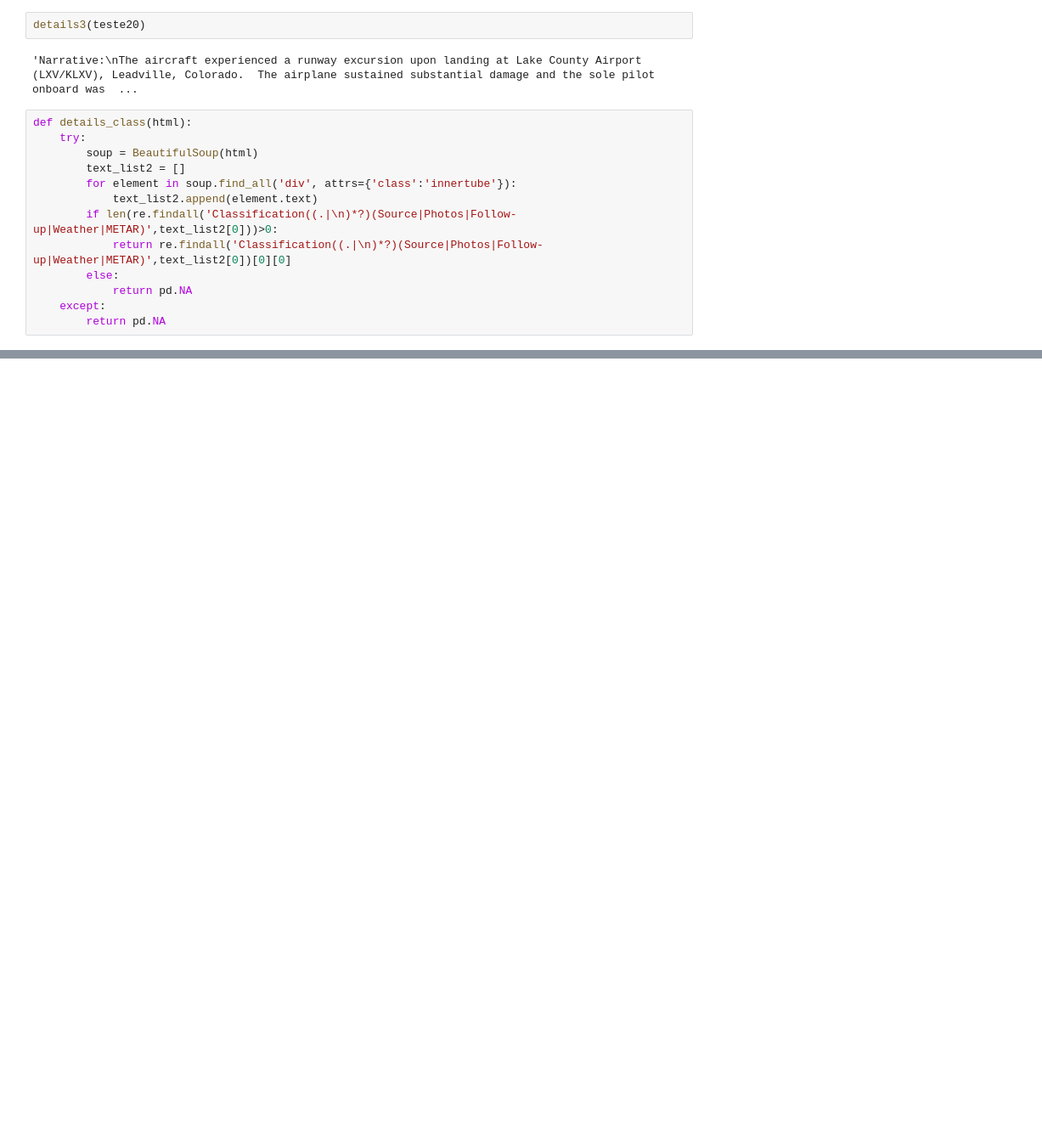
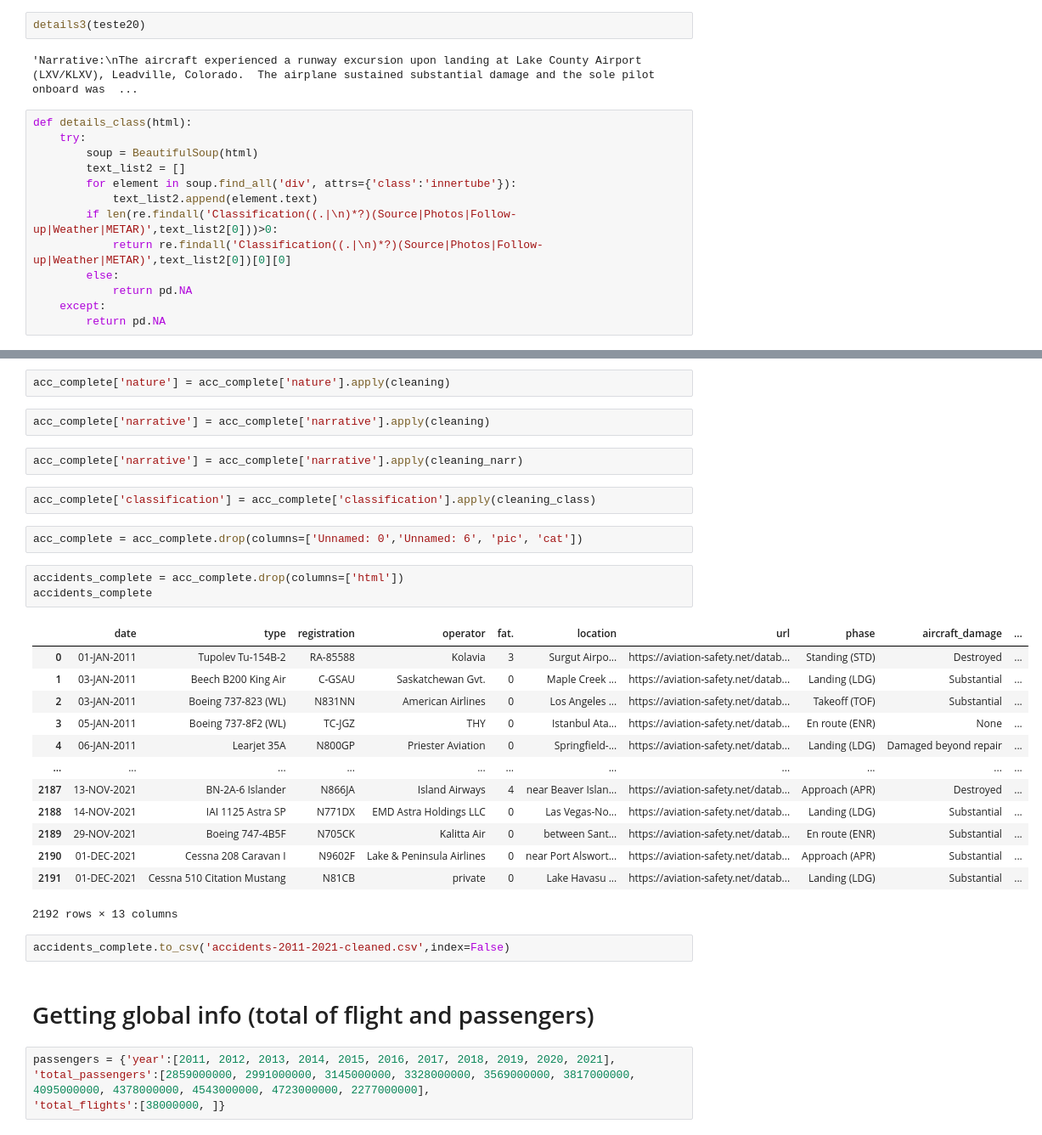
Before and after one commit to carlarbj/airplane_accidents_study, a Jupyter notebook: projeto_final.ipynb, the cells around one changed output, grey strips where cells are left out. Shown: that part at 85% size. Cells and saved outputs as stored; diff of their text form; blank space fills up the shorter version.

```diff
--- a/projeto_final.ipynb
+++ b/projeto_final.ipynb
@@ -340,0 +307,35 @@ passengers = {'year':[2011, 2012, 2013, 2014, 2015, 2016, 2017, 2018, 2019, 2020
+# %%
+acc_complete['nature'] = acc_complete['nature'].apply(cleaning)
+# %%
+acc_complete['narrative'] = acc_complete['narrative'].apply(cleaning)
+# %%
+acc_complete['narrative'] = acc_complete['narrative'].apply(cleaning_narr)
+# %%
+acc_complete['classification'] = acc_complete['classification'].apply(cleaning_class)
+# %%
+acc_complete = acc_complete.drop(columns=['Unnamed: 0','Unnamed: 6', 'pic', 'cat'])
+# %%
+accidents_complete = acc_complete.drop(columns=['html'])
+accidents_complete
+# %% [output]
+|  | date | type | registration | operator | fat. | location | url | phase | aircraft_damage | ... |
+| 0 | 01-JAN-2011 | Tupolev Tu-154B-2 | RA-85588 | Kolavia | 3 | Surgut Airpo... | https://aviation-safety.net/datab... | Standing (STD) | Destroyed | ... |
+| 1 | 03-JAN-2011 | Beech B200 King Air | C-GSAU | Saskatchewan Gvt. | 0 | Maple Creek ... | https://aviation-safety.net/datab... | Landing (LDG) | Substantial | ... |
+| 2 | 03-JAN-2011 | Boeing 737-823 (WL) | N831NN | American Airlines | 0 | Los Angeles ... | https://aviation-safety.net/datab... | Takeoff (TOF) | Substantial | ... |
+| 3 | 05-JAN-2011 | Boeing 737-8F2 (WL) | TC-JGZ | THY | 0 | Istanbul Ata... | https://aviation-safety.net/datab... | En route (ENR) | None | ... |
+| 4 | 06-JAN-2011 | Learjet 35A | N800GP | Priester Aviation | 0 | Springfield-... | https://aviation-safety.net/datab... | Landing (LDG) | Damaged beyond repair | ... |
+| ... | ... | ... | ... | ... | ... | ... | ... | ... | ... | ... |
+| 2187 | 13-NOV-2021 | BN-2A-6 Islander | N866JA | Island Airways | 4 | near Beaver Islan... | https://aviation-safety.net/datab... | Approach (APR) | Destroyed | ... |
+| 2188 | 14-NOV-2021 | IAI 1125 Astra SP | N771DX | EMD Astra Holdings LLC | 0 | Las Vegas-No... | https://aviation-safety.net/datab... | Landing (LDG) | Substantial | ... |
+| 2189 | 29-NOV-2021 | Boeing 747-4B5F | N705CK | Kalitta Air | 0 | between Sant... | https://aviation-safety.net/datab... | En route (ENR) | Substantial | ... |
+| 2190 | 01-DEC-2021 | Cessna 208 Caravan I | N9602F | Lake & Peninsula Airlines | 0 | near Port Alswort... | https://aviation-safety.net/datab... | Approach (APR) | Substantial | ... |
+| 2191 | 01-DEC-2021 | Cessna 510 Citation Mustang | N81CB | private | 0 | Lake Havasu ... | https://aviation-safety.net/datab... | Landing (LDG) | Substantial | ... |
+2192 rows × 13 columns
+# %%
+accidents_complete.to_csv('accidents-2011-2021-cleaned.csv',index=False)
+# %% [markdown]
+# Getting global info (total of flight and passengers)
+# %%
+passengers = {'year':[2011, 2012, 2013, 2014, 2015, 2016, 2017, 2018, 2019, 2020, 2021],
+'total_passengers':[2859000000, 2991000000, 3145000000, 3328000000, 3569000000, 3817000000, 4095000000, 4378000000, 4543000000, 4723000000, 2277000000],
+'total_flights':[38000000, ]}
```
Also changed, not shown: parts of 54 cells of this notebook, 1 other file.
